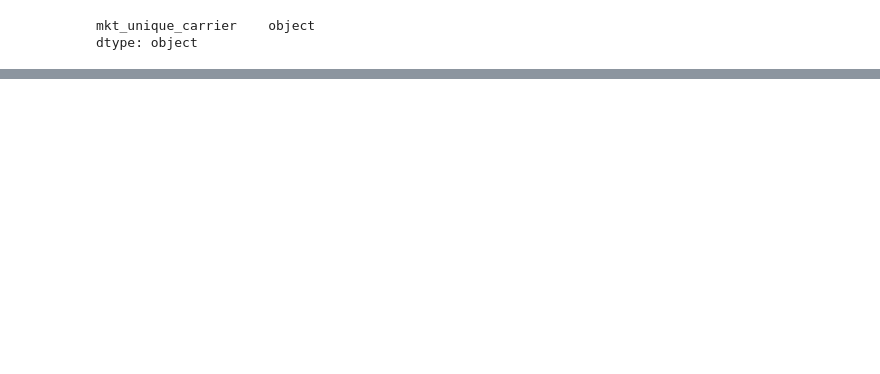
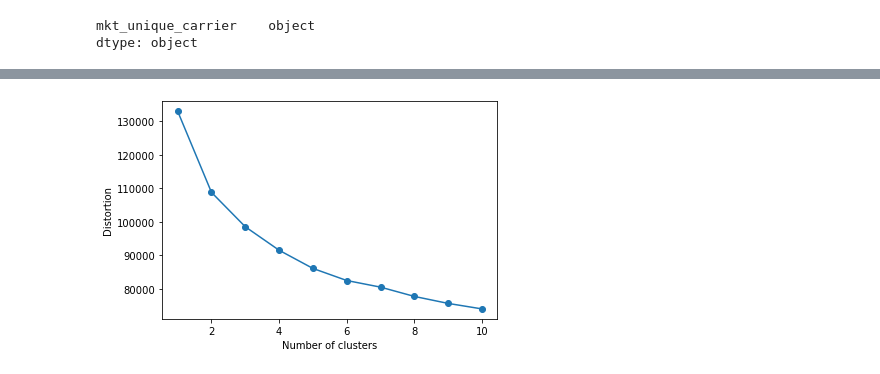
Before and after one commit to Zmek95/Flight_Delay_Predictor, a Jupyter notebook: f_engineering.ipynb, the cells around one changed output, grey strips where cells are left out. Drawn from its saved outputs; the diff is of its cells as text; code cells hidden in the pictures; blank space fills up the shorter version.

```diff
--- a/f_engineering.ipynb
+++ b/f_engineering.ipynb
@@ -117,0 +133,6 @@ train_cleaned.to_csv('./data/train.csv')
+# %%
+train_cluster = X.copy()
+
+train_cluster = train_cluster.drop(['fl_date','branded_code_share', 'mkt_carrier', 'mkt_carrier_fl_num',\
+                    'op_unique_carrier', 'op_carrier_fl_num', 'tail_num', 'origin', 'origin_city_name',\
+                   'dest', 'dest_city_name', 'dup', 'flights'], axis=1)
@@ -117,0 +178,2 @@ train_cleaned.to_csv('./data/train.csv')
+# %%
+train_cluster, scaler = scale_encoder(train_cluster)
@@ -117,0 +241,35 @@ train_cleaned.to_csv('./data/train.csv')
+# %%
+# import Agglomerative clustering
+from sklearn.cluster import AgglomerativeClustering
+
+# import scipy.cluster.hierarchy
+import scipy.cluster.hierarchy as sch
+
+# import Kmeans
+from sklearn.cluster import KMeans
+
+def plot_dendrogram(X,method ='ward'):
+    dendrogram = sch.dendrogram(sch.linkage(X, method=method))
+    plt.title("Dendrogram")
+    plt.ylabel("Euclidean distances")
+    plt.xlabel('Points')
+    plt.show()
+
+def plot_distortion(X,max_clusters = 10):
+    distortions = []
+    for i in range(1, max_clusters +1):
+        km = KMeans(n_clusters=i,
+                    init='k-means++',
+                    n_init=10,
+                    random_state=0)
+        km.fit(X)
+        distortions.append(km.inertia_)
+
+    plt.plot(range(1,max_clusters +1), distortions, marker='o')
+    plt.xlabel('Number of clusters')
+    plt.ylabel('Distortion')
+    plt.show()
+# %%
+plot_distortion(train_cluster,max_clusters=10)
+# %% [output]
+[figure, added]
```
Also changed, not shown: parts of 18 cells of this notebook, 3 other files.
